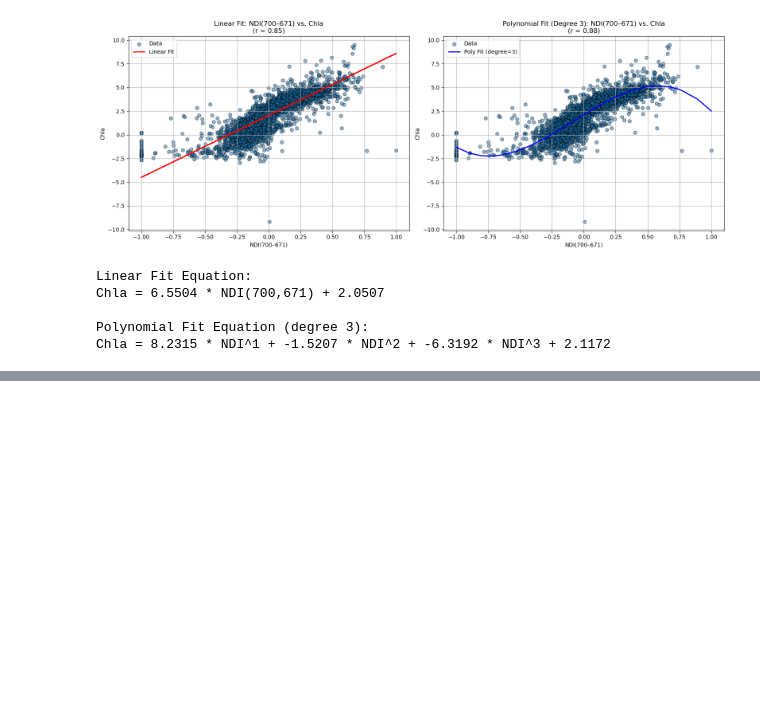
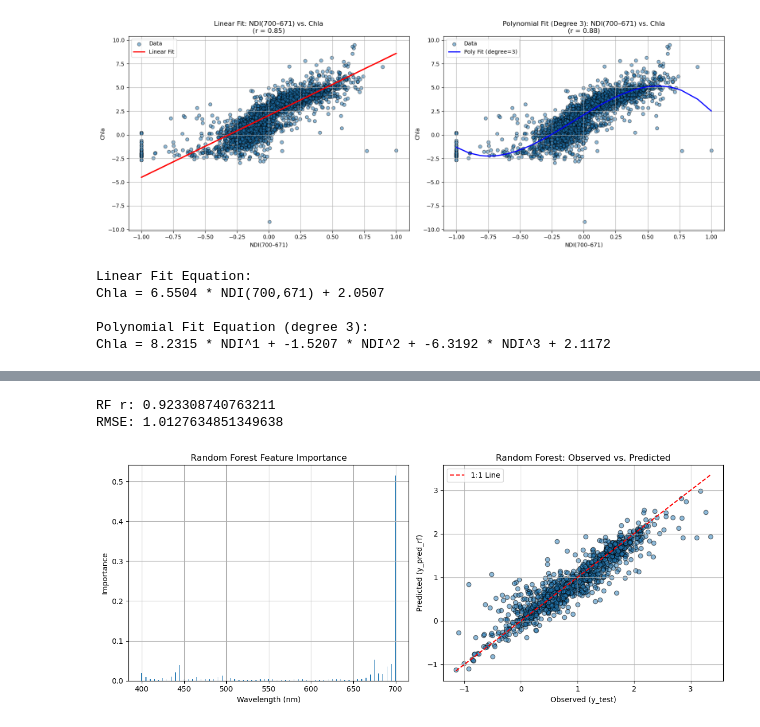
Before and after one commit to ocean-satellite-tools/hyperdawg, a Jupyter notebook: tutorials/python/algorithm_dev.ipynb, the cells around one changed output, grey strips where cells are left out. Drawn from its saved outputs; the diff is of its cells as text; code cells hidden in the pictures; blank space fills up the shorter version.

```diff
--- a/tutorials/python/algorithm_dev.ipynb
+++ b/tutorials/python/algorithm_dev.ipynb
@@ -342,0 +448,4 @@ Hmmmm, did any of this pan out for you? Maybe so. You may be an ocean modeler an
+# %%
+X_reduced = X[:, ::5]  # Every 5th band
+wavelengths_reduced = np.array(rrs_cols)[::5]
+X_train, X_test, y_train, y_test = train_test_split(X_reduced, y, test_size=0.2, random_state=42)
@@ -342,0 +454,38 @@ Hmmmm, did any of this pan out for you? Maybe so. You may be an ocean modeler an
+# %%
+from sklearn.ensemble import RandomForestRegressor
+
+rf = RandomForestRegressor(n_estimators=50, random_state=1)
+rf.fit(X_train, y_train)
+y_pred_rf = rf.predict(X_test)
+
+print("RF r:", np.sqrt(r2_score(y_test, y_pred_rf)))
+rmse = np.sqrt(mean_squared_error(y_test, y_pred_knn))
+print("RMSE:", rmse)
+
+# Optional: Plot feature importances
+import matplotlib.pyplot as plt
+
+fig, axs = plt.subplots(1, 2, figsize=(12, 5))
+
+# --- Left plot: Feature importance ---
+axs[0].bar(wavelengths_reduced, rf.feature_importances_)
+axs[0].set_title("Random Forest Feature Importance")
+axs[0].set_xlabel("Wavelength (nm)")
+axs[0].set_ylabel("Importance")
+axs[0].grid(True)
+
+# --- Right plot: Observed vs Predicted ---
+axs[1].scatter(y_test, y_pred_rf, alpha=0.5, edgecolor='k')
+axs[1].plot([y_test.min(), y_test.max()], [y_test.min(), y_test.max()], 'r--', label='1:1 Line')
+axs[1].set_xlabel("Observed (y_test)")
+axs[1].set_ylabel("Predicted (y_pred_rf)")
+axs[1].set_title("Random Forest: Observed vs. Predicted")
+axs[1].legend()
+axs[1].grid(True)
+
+plt.tight_layout()
+plt.show()
+# %% [output]
+RF r: 0.923308740763211
+RMSE: 1.0127634851349638
+[figure, added]
```
Also changed, not shown: parts of 16 cells of this notebook, 1 other file.
